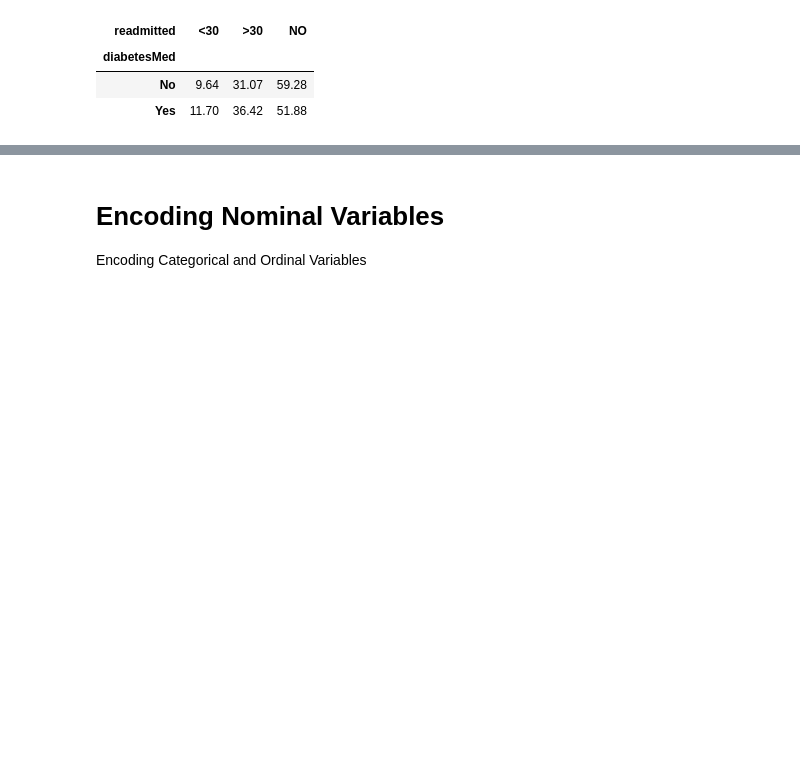
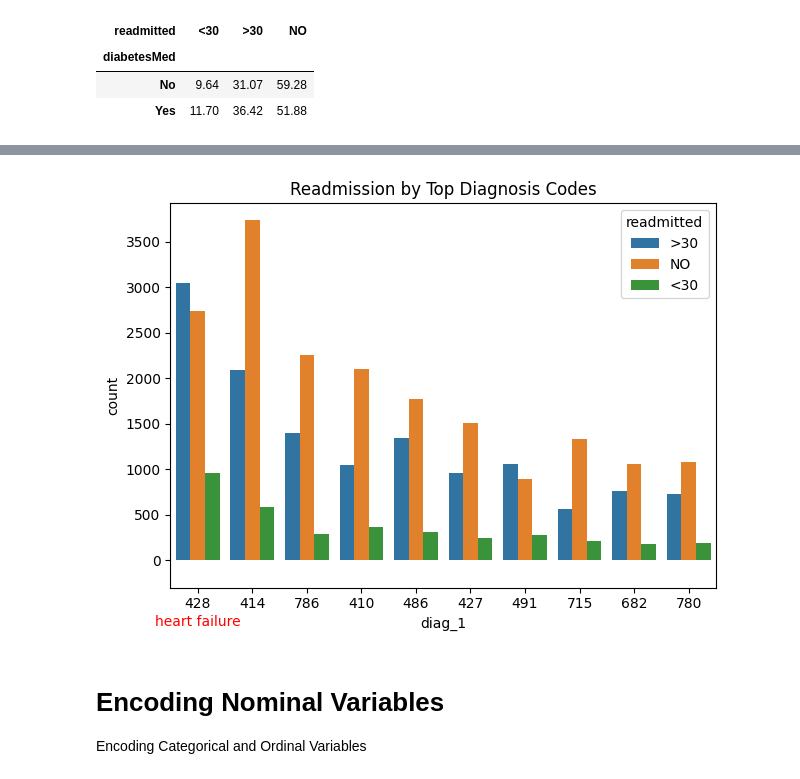
Before and after one commit to hcarrusca/diabetic_patient_trend, a Jupyter notebook: Residence_Project.ipynb, the cells around one changed output, grey strips where cells are left out. Saved outputs shown, nothing was run; the diff lists cells and outputs as text; code cells hidden in the pictures; blank space fills up the shorter version.

```diff
--- a/Residence_Project.ipynb
+++ b/Residence_Project.ipynb
@@ -204,3 +229,17 @@ display(readmission_rel_freq_percent)
+# %%
+top_diag_list = list(top_diag)  # convert to list
+x_pos = top_diag_list.index('428')  # x-position of "428"
+
+sns.countplot(data=df_cleaned[df_cleaned['diag_1'].isin(top_diag_list)],
+              x='diag_1', hue='readmitted', order=top_diag_list)
+plt.title("Readmission by Top Diagnosis Codes")
+
+plt.text(x=x_pos, y=-600, s='heart failure', ha='center', va='top', fontsize=10, color='red')
+plt.ylim(bottom=-300)
+plt.tight_layout()
+plt.show()
+# %% [output]
+[figure, added]
 # %% [markdown]
 # Encoding Nominal Variables
 Encoding Categorical and Ordinal Variables
```
Also changed, not shown: parts of 6 cells of this notebook.
